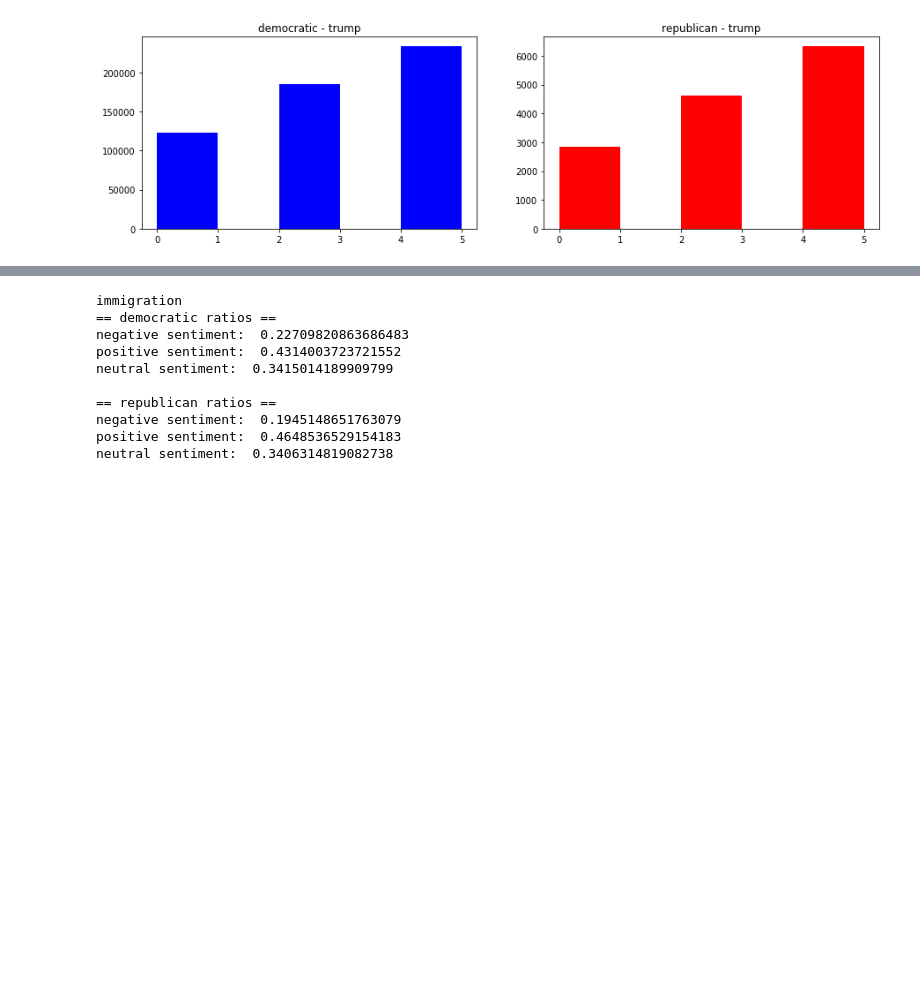
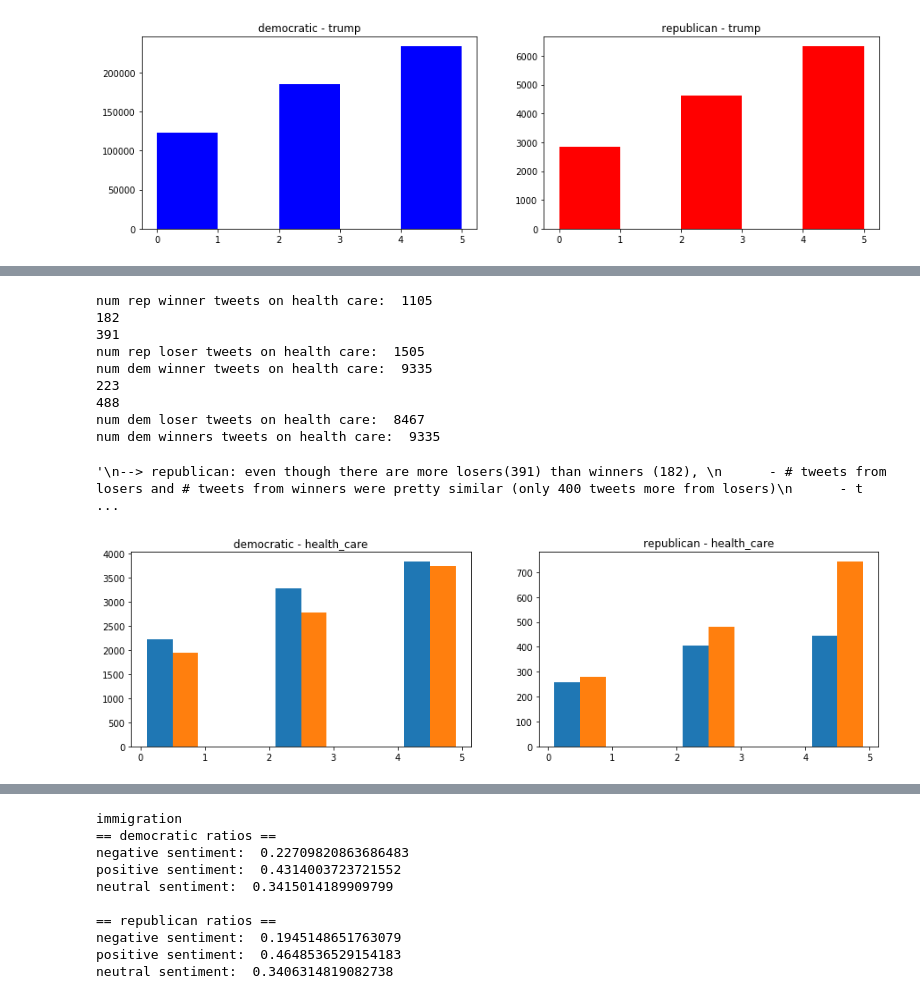
Before and after one commit to charles-tan/POCA, a Jupyter notebook: notebooks/topics_analysis.ipynb, the cells around one changed output, grey strips where cells are left out. Saved outputs shown, nothing was run; the diff lists cells and outputs as text; code cells hidden in the pictures; blank space fills up the shorter version.

```diff
--- a/notebooks/topics_analysis.ipynb
+++ b/notebooks/topics_analysis.ipynb
@@ -13,8 +13,6 @@ sa_all_tweets['neutral_prob'] = sa_tweets_raw.neutral_prob
 sa_all_tweets['pos_prob'] = sa_tweets_raw.pos_prob
 
 all_tweets_cleaned = pd.read_csv('../data/tweet_data/all_tweets_cleaned.csv', index_col=False)
-dem_df['sentiment'] = dem_df['sentiment'].fillna(0)
-rep_df['sentiment'] = rep_df['sentiment'].fillna(0)
 # %%
 # sa_all_tweets.loc[sa_all_tweets['pos_prob'] >= 0.9, 'sentiment'] = 4
 # sa_all_tweets.to_csv('../data/tweet_data/sa_all_tweets_post.csv', index=False)
@@ -481,0 +441,52 @@ i have shared my experience about working in healthcare, the heartbreaking momen
+# %%
+f, axs = plt.subplots(1,2,figsize=(15,4))
+topic = 'health_care'
+dem_winners = set(dem_df[dem_df['won_primary'] == 'Yes'].twitter_handle.append(dem_df[dem_df['won_primary'] == 'Yes'].twitter_handle2))
+dem_losers = set(dem_df[dem_df['won_primary'] == 'No'].twitter_handle.append(dem_df[dem_df['won_primary'] == 'No'].twitter_handle2))
+
+rep_winners = set(rep_df[rep_df['won_primary'] == 'Yes'].twitter_handle.append(rep_df[rep_df['won_primary'] == 'Yes'].twitter_handle2))
+rep_losers = set(rep_df[rep_df['won_primary'] == 'No'].twitter_handle.append(rep_df[rep_df['won_primary'] == 'No'].twitter_handle2))
+
+rep_win_df = tweets_topic_sa[(tweets_topic_sa[topic] == 1) & (tweets_topic_sa['party'] == 1) & (tweets_topic_sa['twitter_handle'].isin(rep_winners))]
+rep_lose_df = tweets_topic_sa[(tweets_topic_sa[topic] == 1) & (tweets_topic_sa['party'] == 1) & (tweets_topic_sa['twitter_handle'].isin(rep_losers))]
+
+dem_win_df = tweets_topic_sa[(tweets_topic_sa[topic] == 1) & (tweets_topic_sa['party'] == 0) & (tweets_topic_sa['twitter_handle'].isin(dem_winners))]
+dem_lose_df = tweets_topic_sa[(tweets_topic_sa[topic] == 1) & (tweets_topic_sa['party'] == 0)& (tweets_topic_sa['twitter_handle'].isin(dem_losers))]
+
+
+axs[0].hist([dem_win_df.sentiment, dem_lose_df.sentiment], bins=[0, 1, 2, 3, 4, 5])
+axs[0].set_title("democratic - {}".format(topic))
+axs[1].hist([rep_win_df.sentiment, rep_lose_df.sentiment], bins=[0, 1, 2, 3, 4, 5])
+axs[1].set_title("republican - {}".format(topic))
+
+print("num rep winner tweets on health care: ", len(rep_win_df))
+print(len(rep_winners))
+print(len(rep_losers))
+print("num rep loser tweets on health care: ", len(rep_lose_df))
+
+print("num dem winner tweets on health care: ", len(dem_win_df))
+print(len(dem_winners))
+print(len(dem_losers))
+print("num dem loser tweets on health care: ", len(dem_lose_df))
+print("num dem winners tweets on health care: ", len(dem_win_df))
+
+"""
+--> republican: even though there are more losers(391) than winners (182),
+      - # tweets from losers and # tweets from winners were pretty similar (only 400 tweets more from losers)
+      - those who tweeted more about health care lost
+
+--> dem: even though there are more losers (488) than winners (222),
+      - those who won tweeted wayyy more about health care than those who lost (900 more)
+"""
+# %% [output]
+num rep winner tweets on health care:  1105
+182
+391
+num rep loser tweets on health care:  1505
+num dem winner tweets on health care:  9335
+223
+488
+num dem loser tweets on health care:  8467
+num dem winners tweets on health care:  9335
+'\n--> republican: even though there are more losers(391) than winners (182), \n      - # tweets from losers and # tweets from winners were pretty similar (only 400 tweets more from losers)\n      - t ...
+[figure, added]
```
Also changed, not shown: parts of 23 cells of this notebook, 2 other files.
